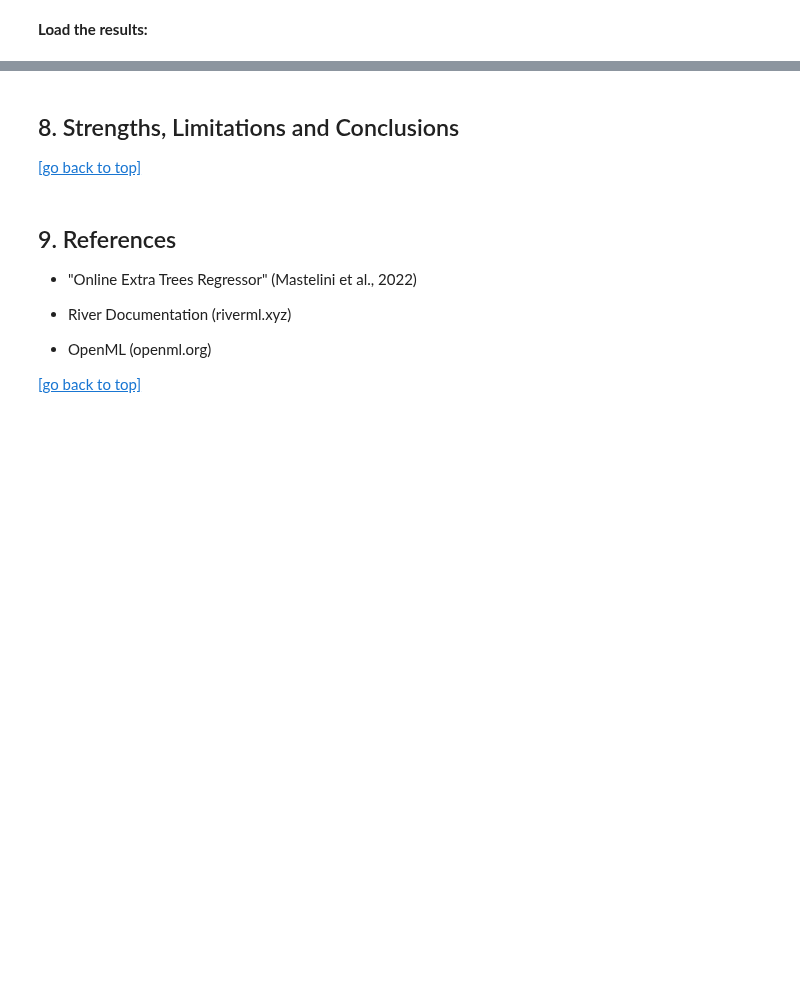
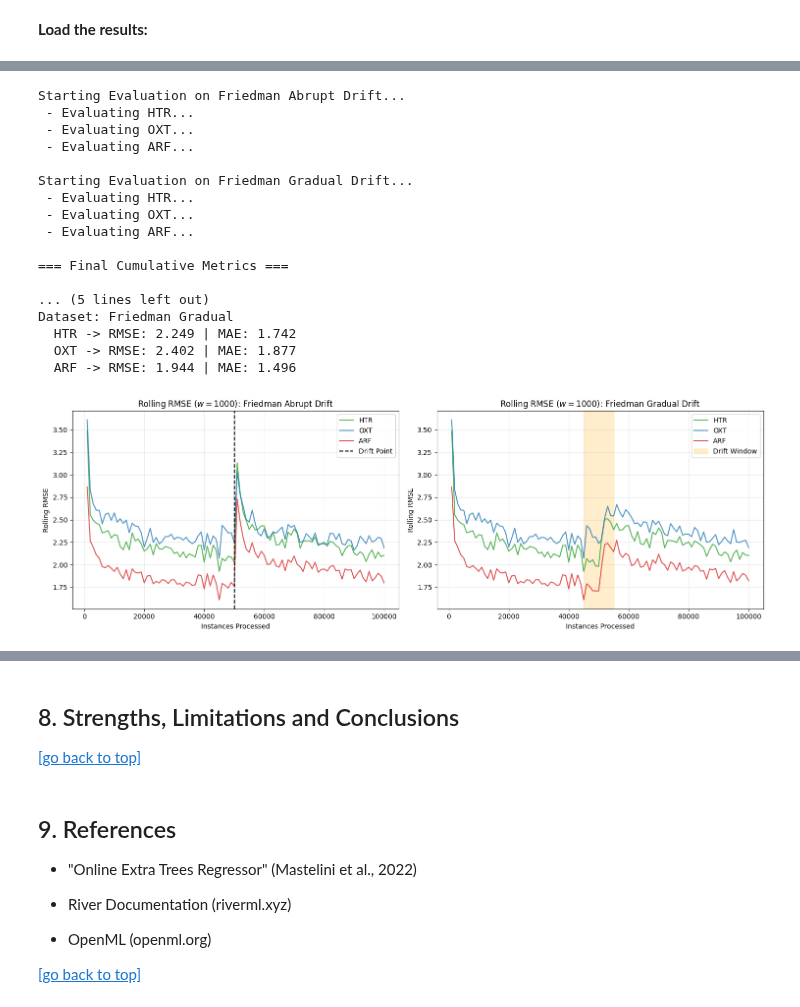
Before and after one commit to antonioromao03/DSM-Online_Extra_Trees_Regressor, a Jupyter notebook: OXT.ipynb, the cells around one changed output, grey strips where cells are left out. Cells and saved outputs as stored; diff of their text form; code cells hidden in the pictures; blank space fills up the shorter version.

```diff
--- a/OXT.ipynb
+++ b/OXT.ipynb
@@ -733,0 +1074,74 @@ This directly highlights the realities of Data Stream Mining: while larger fores
+# %%
+import matplotlib.pyplot as plt
+import pandas as pd
+
+# 1. Evaluate on Friedman Abrupt Drift
+print("Starting Evaluation on Friedman Abrupt Drift...")
+results_abrupt = {}
+for algo in ["HTR", "OXT", "ARF"]:
+    print(f" - Evaluating {algo}...")
+    model = build_model(algo, BEST_CFGS_FRIEDMAN[algo], seed=42)
+    # Using seed 101 to keep it distinct from the tuning phase
+    stream = load_friedman_with_abrupt_drift(n_instances=100_000, drift_position=50_000, seed=101)
+    results_abrupt[algo] = prequential_eval(model, stream, n_instances=100_000)
+
+# 2. Evaluate on Friedman Gradual Drift
+print("\nStarting Evaluation on Friedman Gradual Drift...")
+results_gradual = {}
+for algo in ["HTR", "OXT", "ARF"]:
+    print(f" - Evaluating {algo}...")
+    model = build_model(algo, BEST_CFGS_FRIEDMAN[algo], seed=42)
+    stream = load_friedman_with_gradual_drift(n_instances=100_000, drift_center=50_000, drift_width=10_000, seed=101)
+    results_gradual[algo] = prequential_eval(model, stream, n_instances=100_000)
+
+# 3. Print Final Cumulative Metrics
+print("\n=== Final Cumulative Metrics ===")
+for dataset_name, results in [("Friedman Abrupt", results_abrupt), ("Friedman Gradual", results_gradual)]:
+    print(f"\nDataset: {dataset_name}")
+    for algo, res in results.items():
+        print(f"  {algo} -> RMSE: {res['rmse']:.3f} | MAE: {res['mae']:.3f}")
+
+# 4. Plot Rolling RMSE with Drift Markers
+fig, axes = plt.subplots(1, 2, figsize=(15, 5))
+
+for idx, (dataset_name, results, drift_type) in enumerate([
+    ("Friedman Abrupt Drift", results_abrupt, "abrupt"),
+    ("Friedman Gradual Drift", results_gradual, "gradual")
+]):
+    for algo, color in zip(["HTR", "OXT", "ARF"], ["#2ca02c", "#1f77b4", "#d62728"]):
+        history_df = pd.DataFrame(results[algo]["history"])
+        axes[idx].plot(history_df["step"], history_df["rmse_rolling"], label=f"{algo}", color=color, alpha=0.8, linewidth=1.5)
+
+    # Add visual markers for the drift
+    if drift_type == "abrupt":
+        axes[idx].axvline(x=50_000, color="black", linestyle="--", linewidth=1.5, label="Drift Point")
+    else:
+        axes[idx].axvspan(45_000, 55_000, color="orange", alpha=0.2, label="Drift Window")
+
+    axes[idx].set_title(f"Rolling RMSE ($w=1000$): {dataset_name}")
+    axes[idx].set_xlabel("Instances Processed")
+    axes[idx].set_ylabel("Rolling RMSE")
+    axes[idx].legend()
+    axes[idx].grid(True, alpha=0.3)
+
+plt.tight_layout()
+plt.show()
+# %% [output]
+Starting Evaluation on Friedman Abrupt Drift...
+ - Evaluating HTR...
+ - Evaluating OXT...
+ - Evaluating ARF...
+
+Starting Evaluation on Friedman Gradual Drift...
+ - Evaluating HTR...
+ - Evaluating OXT...
+ - Evaluating ARF...
+
+=== Final Cumulative Metrics ===
+
+... (5 lines left out)
+Dataset: Friedman Gradual
+  HTR -> RMSE: 2.249 | MAE: 1.742
+  OXT -> RMSE: 2.402 | MAE: 1.877
+  ARF -> RMSE: 1.944 | MAE: 1.496
+[figure, added]
```
Also changed, not shown: parts of 23 cells of this notebook, 3 other files.
